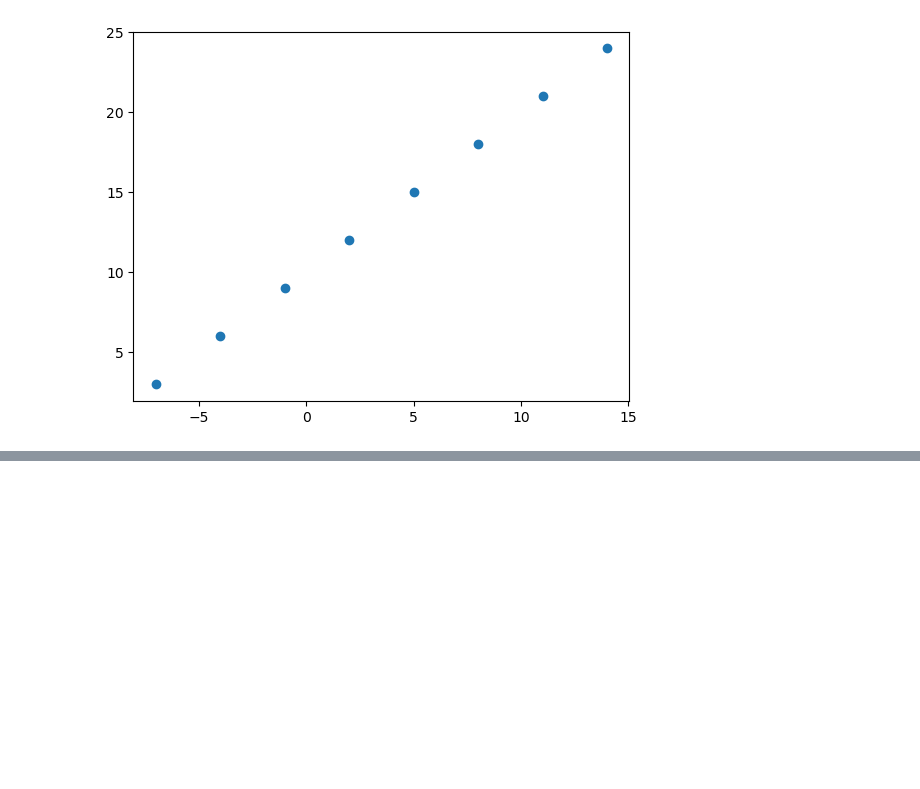
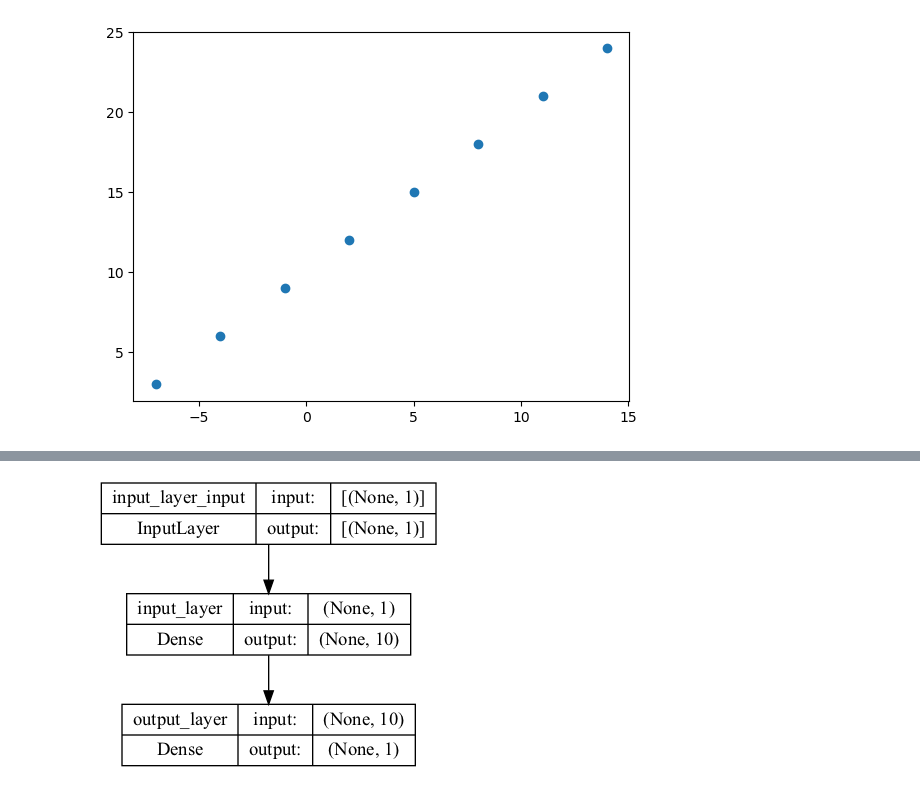
Before and after one commit to HkgCory/Tensorflow-study, a Jupyter notebook: tf_regression_neural_network.ipynb, the cells around one changed output, grey strips where cells are left out. Drawn from its saved outputs; the diff is of its cells as text; code cells hidden in the pictures; blank space fills up the shorter version.

```diff
--- a/tf_regression_neural_network.ipynb
+++ b/tf_regression_neural_network.ipynb
@@ -100,0 +555,4 @@ array([[6.754918]], dtype=float32)
+# %%
+plot_model(model = model, show_shapes=True)
+# %% [output]
+[figure, added]
```
Also changed, not shown: parts of 61 cells of this notebook, 1 other file.
